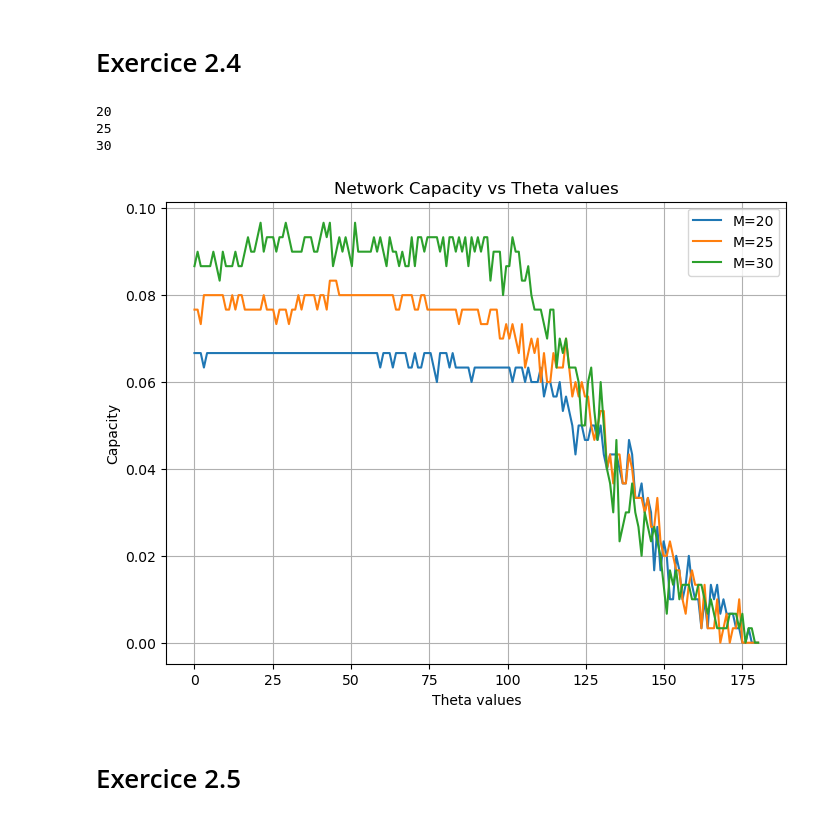
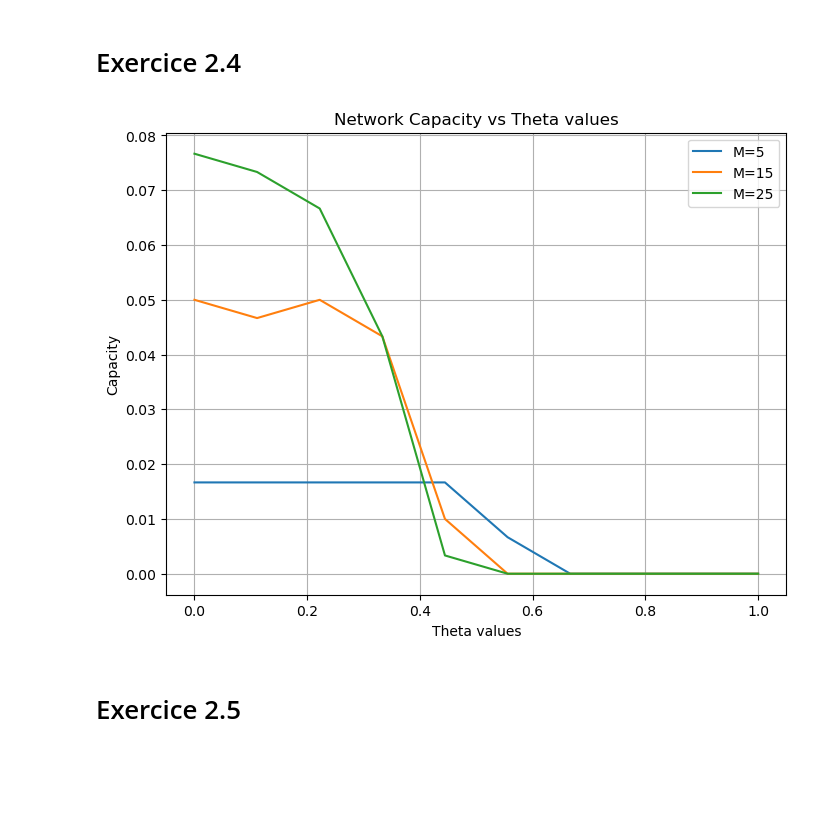
Before and after one commit to AdrienFeillard/CNNN-project, a Jupyter notebook: Exo2.ipynb, the cells around one changed output. Cells and saved outputs as stored; diff of their text form; code cells hidden in the pictures; blank space fills up the shorter version.

```diff
--- a/Exo2.ipynb
+++ b/Exo2.ipynb
@@ -25,7 +25,7 @@ The model is exactly equivalent to the standard model (upon averaging over the s
 # %%
 importlib.reload(F)
 N=289 #neurons
-M= 5 #patterns
+M=7 #patterns
 a=0.1
 b=0.1
 beta=4
@@ -36,7 +36,7 @@ initial_state = F.flip_bits_V1(patterns[0], c=0.15)
 
 weight=F.compute_weight_matrix(patterns,N,a,b)
 #theta =np.sum(weight)
-theta=10
+theta=1
 S=initial_state
 
 for t in range(T):
@@ -79,7 +79,7 @@ print(final_state)
 # Exercice 2.3
 # %%
 importlib.reload(F)
-dict_sizes = range(5, 101, 1)  # Example range
+dict_sizes = range(5, 101, 10)  # Example range
 errors = []
 stds = []
 retrievals = []
@@ -117,23 +117,19 @@ The network capacity for N=300 is: $C=M_{max}/N=20/300$
 # %%
 importlib.reload(F)
 # Ex 2.4 Find the threshold θ that corresponds to the best capacity for a=b=0.5
 # This involves running simulations over a range of θ values and observing which one results in the highest capacity.
 
 N = 300  # Number of neurons
-M_values=range(20, 31, 5)   # Number of patterns
+M_values=range(5, 31, 10)   # Number of patterns
 a = 0.5  # Activity level
 b=0.5
-M=20
-theta_values = np.linspace(0,180, 180)  # Range of theta values to test
+theta_values = np.linspace(0,1, 10)  # Range of theta values to test
 beta = 4  # Inverse temperature
 T = 20   # Time steps
 
 F.capacity_study_theta(N,M_values,a,b, theta_values, trials=10)
 # %% [output]
-20
-25
-30
-[figure, old version]
+[figure, new version]
 # %% [markdown]
 # Exercice 2.5
 # %%
```
Also changed, not shown: parts of 4 cells of this notebook, 5 other files.
